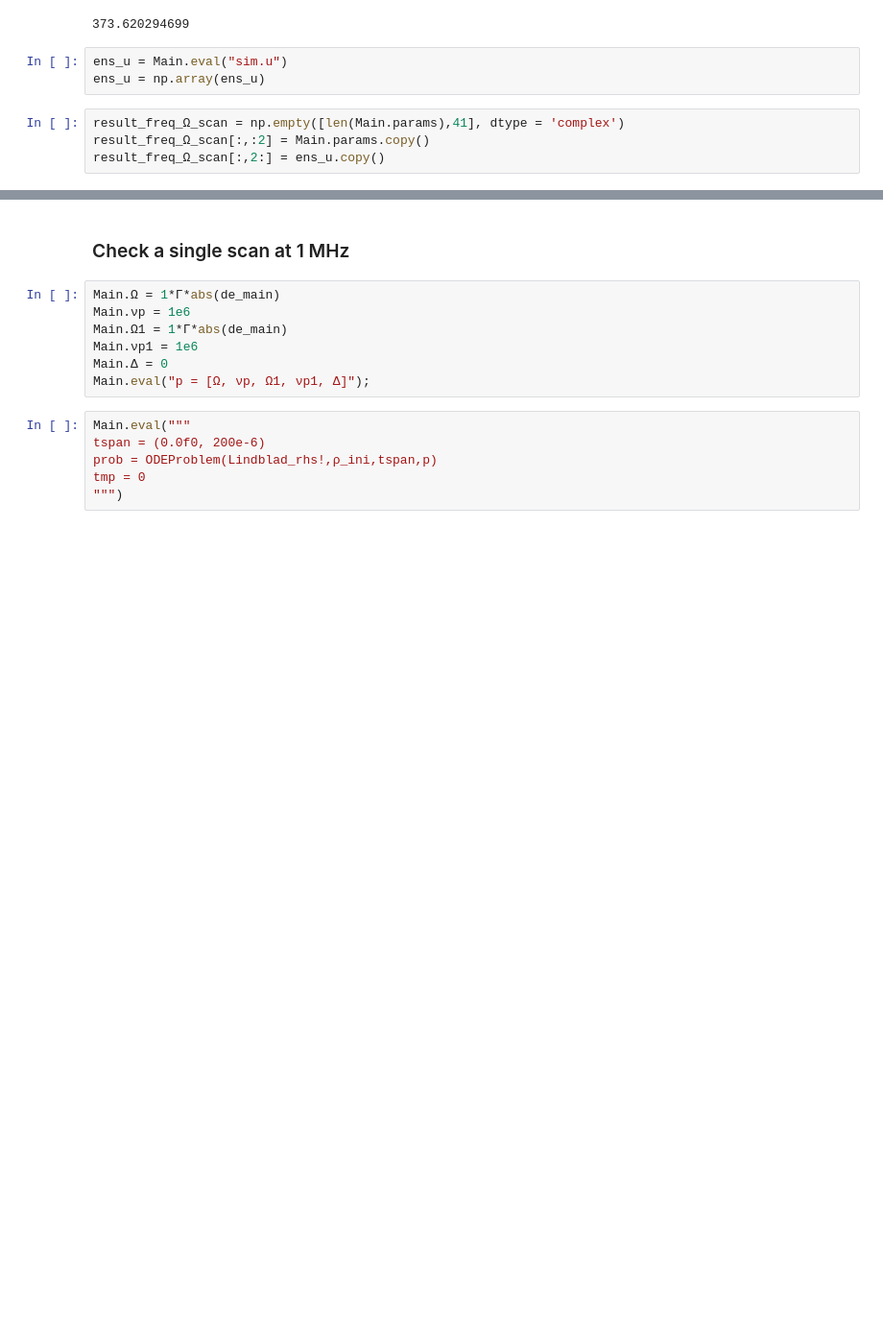
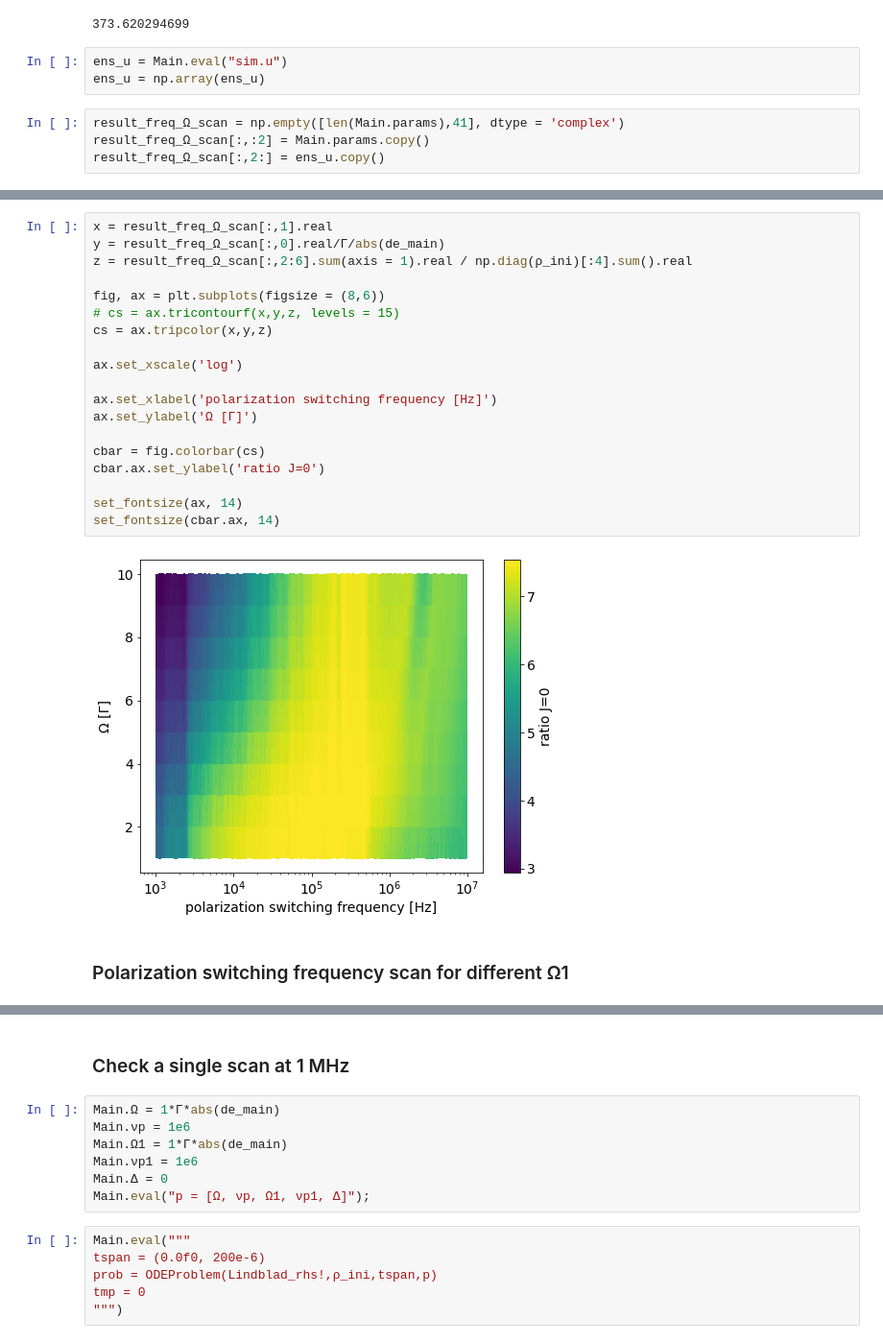
Before and after one commit to ograsdijk/optical-bloch, a Jupyter notebook: with microwaves/Check Polarization Switching Frequency.ipynb, the cells around one changed output, grey strips where cells are left out. Shown at 96% size. Cells and saved outputs as stored; diff of their text form; blank space fills up the shorter version.

```diff
--- a/with microwaves/Check Polarization Switching Frequency.ipynb
+++ b/with microwaves/Check Polarization Switching Frequency.ipynb
@@ -403,0 +405,23 @@ set_fontsize(ax, 14)
+# %%
+x = result_freq_Ω_scan[:,1].real
+y = result_freq_Ω_scan[:,0].real/Γ/abs(de_main)
+z = result_freq_Ω_scan[:,2:6].sum(axis = 1).real / np.diag(ρ_ini)[:4].sum().real
+
+fig, ax = plt.subplots(figsize = (8,6))
+# cs = ax.tricontourf(x,y,z, levels = 15)
+cs = ax.tripcolor(x,y,z)
+
+ax.set_xscale('log')
+
+ax.set_xlabel('polarization switching frequency [Hz]')
+ax.set_ylabel('Ω [Γ]')
+
+cbar = fig.colorbar(cs)
+cbar.ax.set_ylabel('ratio J=0')
+
+set_fontsize(ax, 14)
+set_fontsize(cbar.ax, 14)
+# %% [output]
+[figure, added]
+# %% [markdown]
+### Polarization switching frequency scan for different Ω1
```
Also changed, not shown: parts of 26 cells of this notebook.
